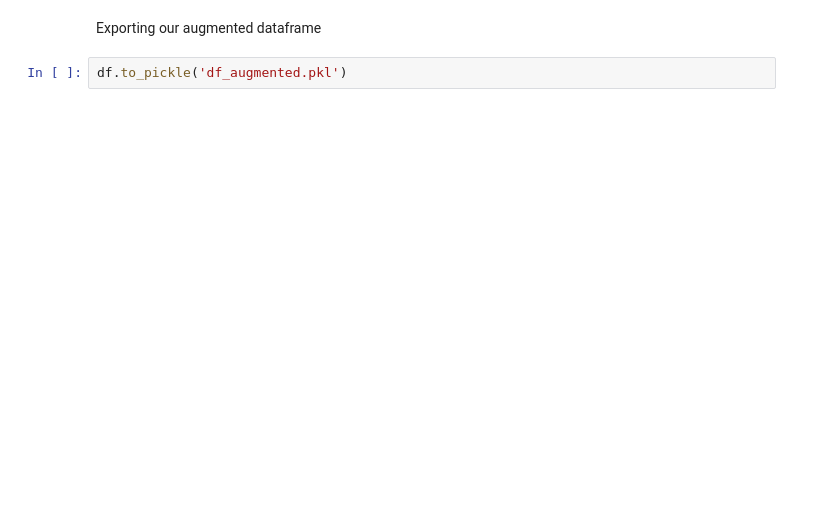
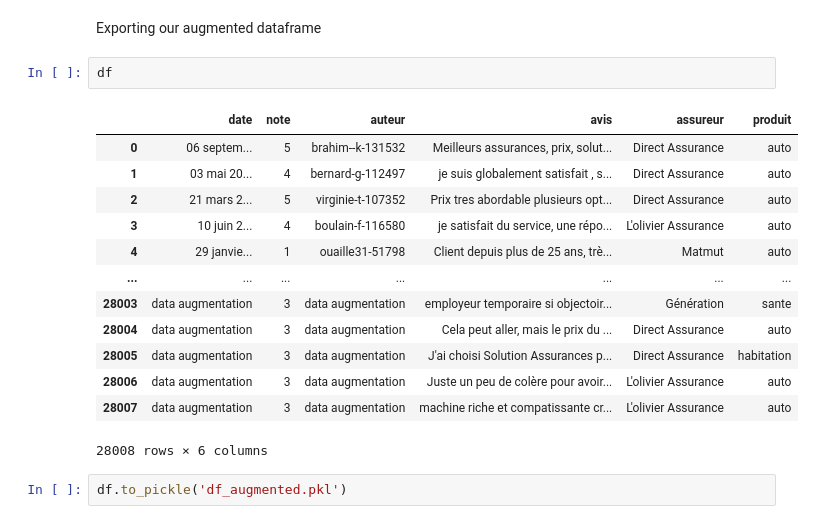
Before and after one commit to mattcln/Review_grades_classification, a Jupyter notebook: Notebooks/Data_augmentation.ipynb, the cells around one changed output. Cells and saved outputs as stored; diff of their text form; blank space fills up the shorter version.

Commit message:
Augmentation upgraded results

```diff
--- a/Notebooks/Data_augmentation.ipynb
+++ b/Notebooks/Data_augmentation.ipynb
@@ -297,4 +299,20 @@ countplot_avis
 # %% [markdown]
 Exporting our augmented dataframe
+# %%
+df
+# %% [output]
+|  | date | note | auteur | avis | assureur | produit |
+| 0 | 06 septem... | 5 | brahim--k-131532 | Meilleurs assurances, prix, solut... | Direct Assurance | auto |
+| 1 | 03 mai 20... | 4 | bernard-g-112497 | je suis globalement satisfait , s... | Direct Assurance | auto |
+| 2 | 21 mars 2... | 5 | virginie-t-107352 | Prix tres abordable plusieurs opt... | Direct Assurance | auto |
+| 3 | 10 juin 2... | 4 | boulain-f-116580 | je satisfait du service, une répo... | L'olivier Assurance | auto |
+| 4 | 29 janvie... | 1 | ouaille31-51798 | Client depuis plus de 25 ans, trè... | Matmut | auto |
+| ... | ... | ... | ... | ... | ... | ... |
+| 28003 | data augmentation | 3 | data augmentation | employeur temporaire si objectoir... | Génération | sante |
+| 28004 | data augmentation | 3 | data augmentation | Cela peut aller, mais le prix du ... | Direct Assurance | auto |
+| 28005 | data augmentation | 3 | data augmentation | J'ai choisi Solution Assurances p... | Direct Assurance | habitation |
+| 28006 | data augmentation | 3 | data augmentation | Juste un peu de colère pour avoir... | L'olivier Assurance | auto |
+| 28007 | data augmentation | 3 | data augmentation | machine riche et compatissante cr... | L'olivier Assurance | auto |
+28008 rows × 6 columns
 # %%
 df.to_pickle('df_augmented.pkl')
```
Also changed, not shown: parts of 5 cells of this notebook, 4 other files.
